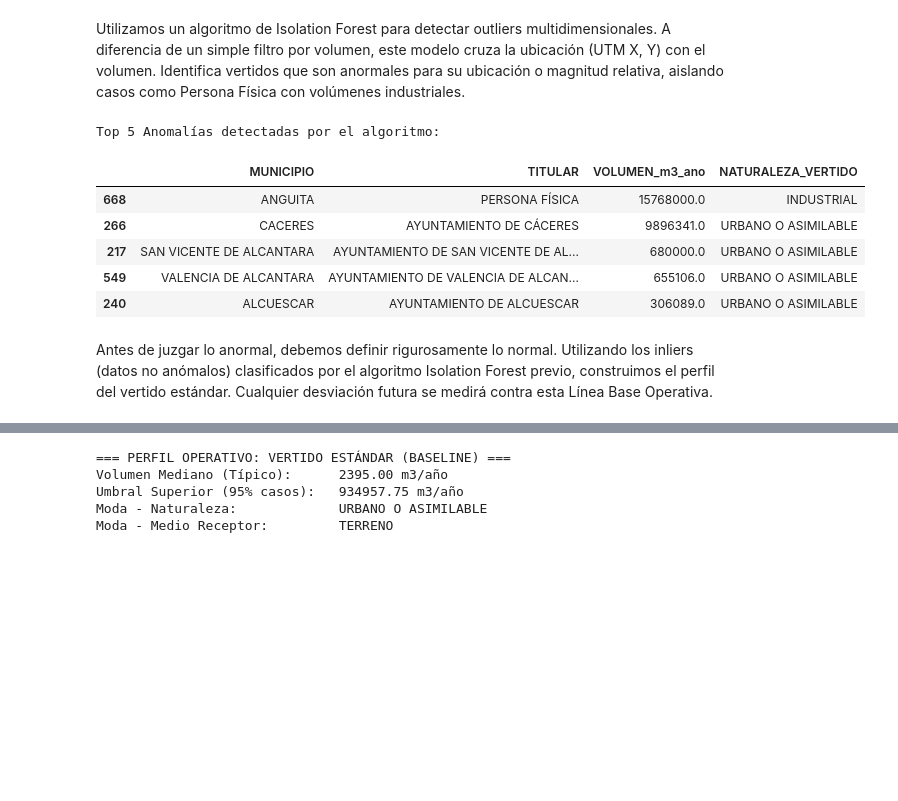
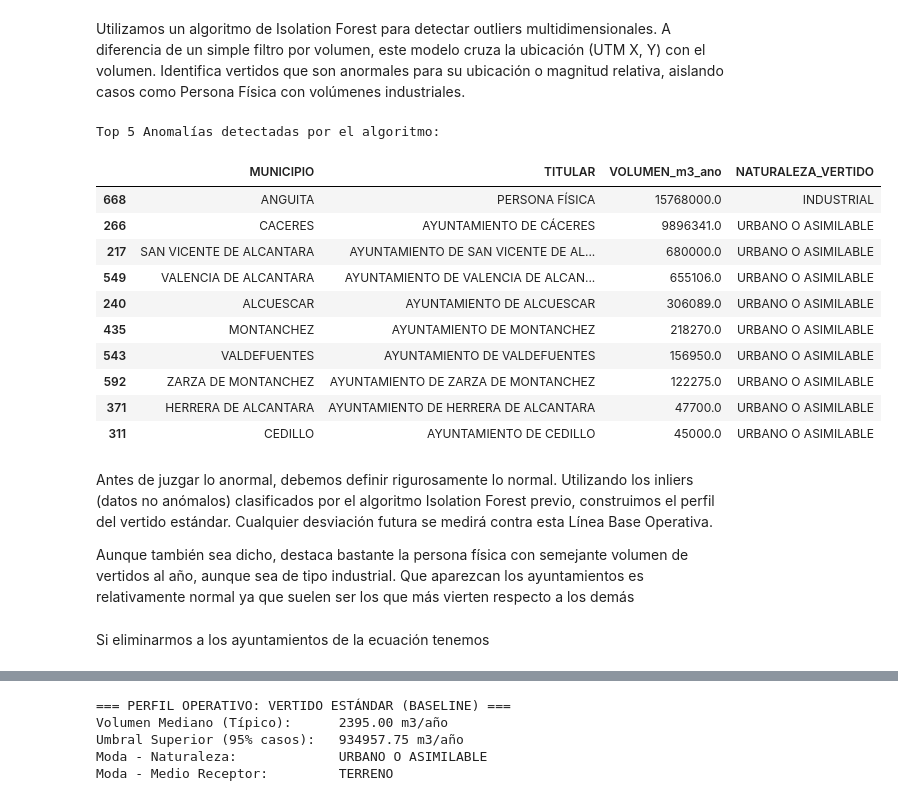
Before and after one commit to theDuoXu/Project-Stalker, a Jupyter notebook: notebooks/Censo de autorizados a verter.ipynb, the cells around one changed output, grey strips where cells are left out. Saved outputs shown, nothing was run; the diff lists cells and outputs as text; code cells hidden in the pictures; blank space fills up the shorter version.

```diff
--- a/notebooks/Censo de autorizados a verter.ipynb
+++ b/notebooks/Censo de autorizados a verter.ipynb
@@ -138,7 +143,7 @@ def clasificar_titular(titular):
     Retorna: 'A', 'F', 'J', o np.nan si no se clasifica.
     """
     if pd.isna(titular):
-        return np.nan # Manejar valores nulos si existen
+        return np.nan  # Manejar valores nulos si existen
 
     # Convertir a mayúsculas para asegurar una búsqueda sin distinción
     titular_upper = str(titular).upper()
@@ -155,14 +160,15 @@ def clasificar_titular(titular):
 
     # Clasificación 'J' - PERSONAS JURÍDICAS (Sociedades)
     # Lista de términos comunes para personas jurídicas
-    terminos_juridicos = ['S.L.', 'SL.', 'S.L', 'S. A.', 'SA.', 'S.A', 'SOCIEDAD', 'CORPORACION', 'FUNDACIÓN', 'SLU', 'SAU', 'SRL', 'COMUNIDAD', 'COM', 'ASOCIACIÓN', 'PARROQUIA']
+    terminos_juridicos = ['S.L.', 'SL.', 'S.L', 'S. A.', 'SA.', 'S.A', 'SOCIEDAD', 'CORPORACION', 'FUNDACIÓN', 'SLU',
+                          'SAU', 'SRL', 'COMUNIDAD', 'COM', 'ASOCIACIÓN', 'PARROQUIA']
 
     # Verificamos si alguno de los términos jurídicos está en el titular
     if any(term in titular_upper for term in terminos_juridicos):
         return 'J'
 
     # Si no coincide con ninguna de las categorías anteriores
-    return np.nan # Usamos np.nan (Not a Number) para indicar no clasificado
+    return np.nan  # Usamos np.nan (Not a Number) para indicar no clasificado
 # %%
 df['tipo_titular'] = df['TITULAR'].apply(clasificar_titular)
 # %%
@@ -599,22 +609,32 @@ Utilizamos un algoritmo de Isolation Forest para detectar outliers multidimensio
 # %%
 features = df[['UTM_X', 'UTM_Y', 'log_vol']].fillna(0)
 
 # Configuración del modelo: Contaminación estimada del 1% (casos extremos)
 iso_forest = IsolationForest(n_estimators=100, contamination=0.01, random_state=69420)
 df['anomaly_score'] = iso_forest.fit_predict(features)
 
 # Filtrado de anomalías (score = -1)
 anomalies = df[df['anomaly_score'] == -1].sort_values('VOLUMEN_m3_ano', ascending=False)
 
 print("Top 5 Anomalías detectadas por el algoritmo:")
-display(anomalies[['MUNICIPIO', 'TITULAR', 'VOLUMEN_m3_ano', 'NATURALEZA_VERTIDO']].head())
+display(anomalies[['MUNICIPIO', 'TITULAR', 'VOLUMEN_m3_ano', 'NATURALEZA_VERTIDO']].head(10))
 # %% [output]
 Top 5 Anomalías detectadas por el algoritmo:
 |  | MUNICIPIO | TITULAR | VOLUMEN_m3_ano | NATURALEZA_VERTIDO |
 | 668 | ANGUITA | PERSONA FÍSICA | 15768000.0 | INDUSTRIAL |
 | 266 | CACERES | AYUNTAMIENTO DE CÁCERES | 9896341.0 | URBANO O ASIMILABLE |
 | 217 | SAN VICENTE DE ALCANTARA | AYUNTAMIENTO DE SAN VICENTE DE AL... | 680000.0 | URBANO O ASIMILABLE |
 | 549 | VALENCIA DE ALCANTARA | AYUNTAMIENTO DE VALENCIA DE ALCAN... | 655106.0 | URBANO O ASIMILABLE |
 | 240 | ALCUESCAR | AYUNTAMIENTO DE ALCUESCAR | 306089.0 | URBANO O ASIMILABLE |
+| 435 | MONTANCHEZ | AYUNTAMIENTO DE MONTANCHEZ | 218270.0 | URBANO O ASIMILABLE |
+| 543 | VALDEFUENTES | AYUNTAMIENTO DE VALDEFUENTES | 156950.0 | URBANO O ASIMILABLE |
+| 592 | ZARZA DE MONTANCHEZ | AYUNTAMIENTO DE ZARZA DE MONTANCHEZ | 122275.0 | URBANO O ASIMILABLE |
+| 371 | HERRERA DE ALCANTARA | AYUNTAMIENTO DE HERRERA DE ALCANTARA | 47700.0 | URBANO O ASIMILABLE |
+| 311 | CEDILLO | AYUNTAMIENTO DE CEDILLO | 45000.0 | URBANO O ASIMILABLE |
 # %% [markdown]
 Antes de juzgar lo anormal, debemos definir rigurosamente lo normal. Utilizando los inliers (datos no anómalos) clasificados por el algoritmo Isolation Forest previo, construimos el perfil del vertido estándar. Cualquier desviación futura se medirá contra esta Línea Base Operativa.
+
+Aunque también sea dicho, destaca bastante la persona física con semejante volumen de vertidos al año, aunque sea de tipo industrial.
+Que aparezcan los ayuntamientos es relativamente normal ya que suelen ser los que más vierten respecto a los demás
+# %% [markdown]
+Si eliminarmos a los ayuntamientos de la ecuación tenemos
```
Also changed, not shown: parts of 136 cells of this notebook, 1 other file.
